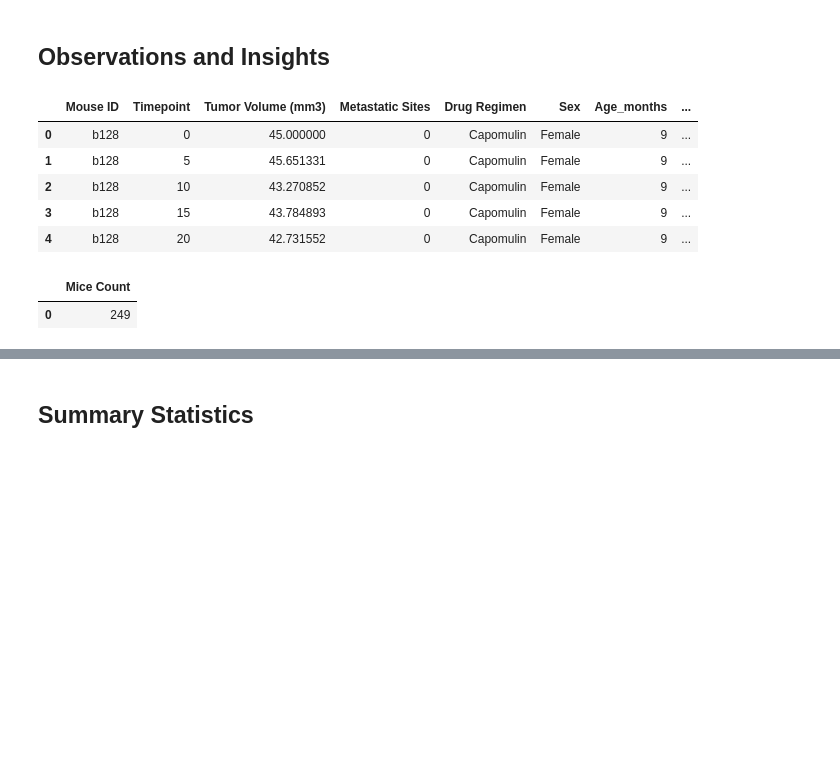
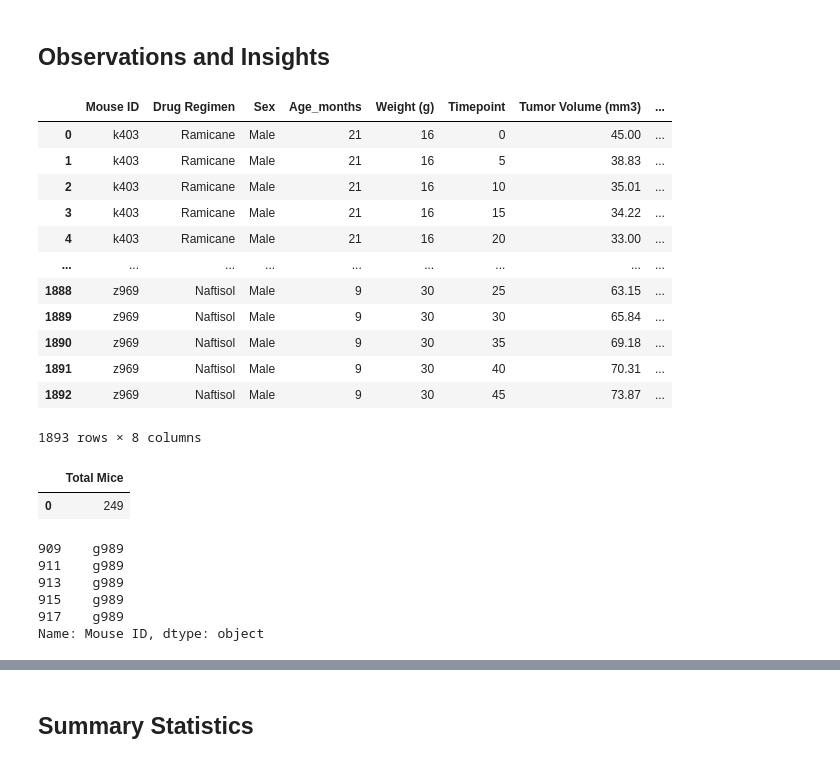
Before and after one commit to aftheiss/matplotlib-homework, a Jupyter notebook: pymaceuticals_starter.ipynb, the cells around one changed output, grey strips where cells are left out. Drawn from its saved outputs; the diff is of its cells as text; code cells hidden in the pictures; blank space fills up the shorter version.

```diff
--- a/pymaceuticals_starter.ipynb
+++ b/pymaceuticals_starter.ipynb
@@ -3,41 +3,58 @@
 # %%
 # Dependencies and Setup
 import matplotlib.pyplot as plt
 import pandas as pd
+import numpy as np
+from scipy.stats import linregress
 import scipy.stats as st
+
+# Hide warning messages in notebook
+import warnings
+warnings.filterwarnings('ignore')
 
 # Study data files
 mouse_metadata_path = "data/Mouse_metadata.csv"
 study_results_path = "data/Study_results.csv"
 
 # Read the mouse data and the study results
 mouse_metadata = pd.read_csv(mouse_metadata_path)
 study_results = pd.read_csv(study_results_path)
 
 # Combine the data into a single dataset
-data_merge = pd.merge(study_results, mouse_metadata, how="outer", on="Mouse ID")
+
+micemerge_df = pd.merge(mouse_metadata, study_results, how="left", on="Mouse ID" )
 
 # Display the data table for preview
-data_merge.head()
+
+micemerge_df.round(2)
 # %% [output]
-|  | Mouse ID | Timepoint | Tumor Volume (mm3) | Metastatic Sites | Drug Regimen | Sex | Age_months | ... |
-| 0 | b128 | 0 | 45.000000 | 0 | Capomulin | Female | 9 | ... |
-| 1 | b128 | 5 | 45.651331 | 0 | Capomulin | Female | 9 | ... |
-| 2 | b128 | 10 | 43.270852 | 0 | Capomulin | Female | 9 | ... |
-| 3 | b128 | 15 | 43.784893 | 0 | Capomulin | Female | 9 | ... |
-| 4 | b128 | 20 | 42.731552 | 0 | Capomulin | Female | 9 | ... |
+|  | Mouse ID | Drug Regimen | Sex | Age_months | Weight (g) | Timepoint | Tumor Volume (mm3) | ... |
+| 0 | k403 | Ramicane | Male | 21 | 16 | 0 | 45.00 | ... |
+| 1 | k403 | Ramicane | Male | 21 | 16 | 5 | 38.83 | ... |
+| 2 | k403 | Ramicane | Male | 21 | 16 | 10 | 35.01 | ... |
+| 3 | k403 | Ramicane | Male | 21 | 16 | 15 | 34.22 | ... |
+| 4 | k403 | Ramicane | Male | 21 | 16 | 20 | 33.00 | ... |
+| ... | ... | ... | ... | ... | ... | ... | ... | ... |
+| 1888 | z969 | Naftisol | Male | 9 | 30 | 25 | 63.15 | ... |
+| 1889 | z969 | Naftisol | Male | 9 | 30 | 30 | 65.84 | ... |
+| 1890 | z969 | Naftisol | Male | 9 | 30 | 35 | 69.18 | ... |
+| 1891 | z969 | Naftisol | Male | 9 | 30 | 40 | 70.31 | ... |
+| 1892 | z969 | Naftisol | Male | 9 | 30 | 45 | 73.87 | ... |
+1893 rows × 8 columns
 # %%
 # Checking the number of mice.
 
-mice_count = len(data_merge["Mouse ID"].unique())
-
-mice_count2 = pd.DataFrame({"Mice Count": [mice_count]})
+# mice count
+mice_count = len(micemerge_df["Mouse ID"].unique())
 
 
+# add a frame to display
 
-mice_count2
+mice_count_df = pd.DataFrame({"Total Mice":[mice_count]})
+
+mice_count_df
 # %% [output]
-|  | Mice Count |
+|  | Total Mice |
 | 0 | 249 |
 # %%
 # Getting the duplicate mice by ID number that shows up for Mouse ID and Timepoint.
@@ -46,2 +64,11 @@ mice_count2
+# %%
+duplicatemice
+# %% [output]
+909    g989
+911    g989
+913    g989
+915    g989
+917    g989
+Name: Mouse ID, dtype: object
 # %%
 # Create a clean DataFrame by dropping the duplicate mouse by its ID.
```
Also changed, not shown: parts of 15 cells of this notebook, 1 other file.
